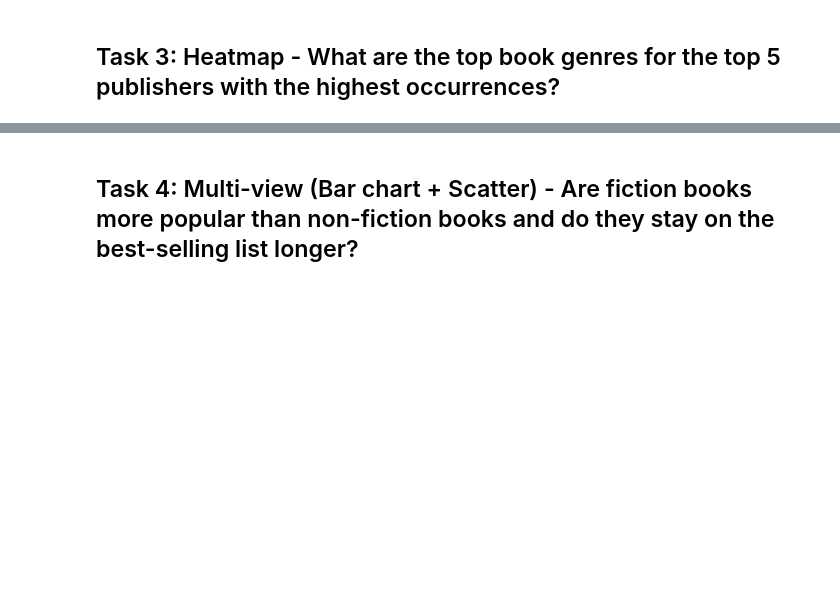
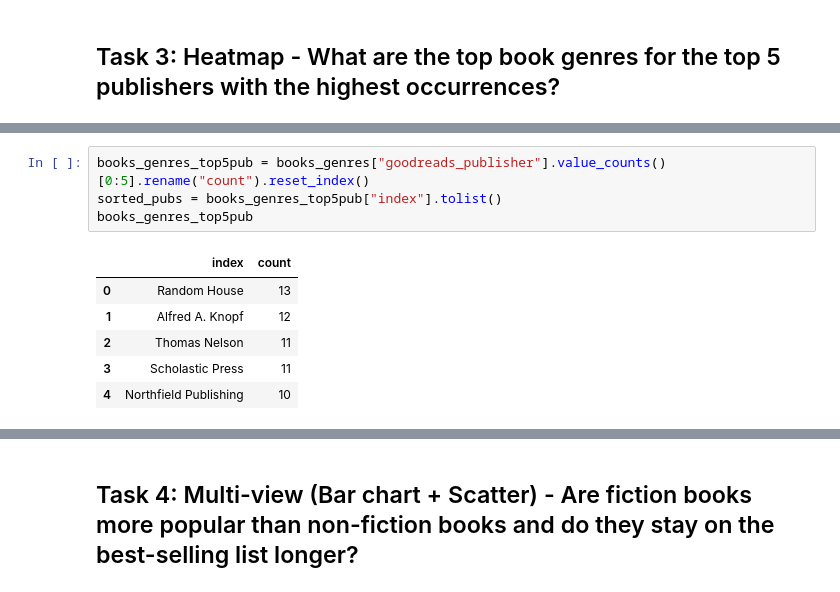
Before and after one commit to nhantien/DSCI-320-Group-Project, a Jupyter notebook: notebook/Milestone 2.ipynb, the cells around one changed output, grey strips where cells are left out. Cells and saved outputs as stored; diff of their text form; blank space fills up the shorter version.

```diff
--- a/notebook/Milestone 2.ipynb
+++ b/notebook/Milestone 2.ipynb
@@ -121,0 +145,11 @@ genre_line & genre_bar
+# %%
+books_genres_top5pub = books_genres["goodreads_publisher"].value_counts()[0:5].rename("count").reset_index()
+sorted_pubs = books_genres_top5pub["index"].tolist()
+books_genres_top5pub
+# %% [output]
+|  | index | count |
+| 0 | Random House | 13 |
+| 1 | Alfred A. Knopf | 12 |
+| 2 | Thomas Nelson | 11 |
+| 3 | Scholastic Press | 11 |
+| 4 | Northfield Publishing | 10 |
```
Also changed, not shown: parts of 7 cells of this notebook.
